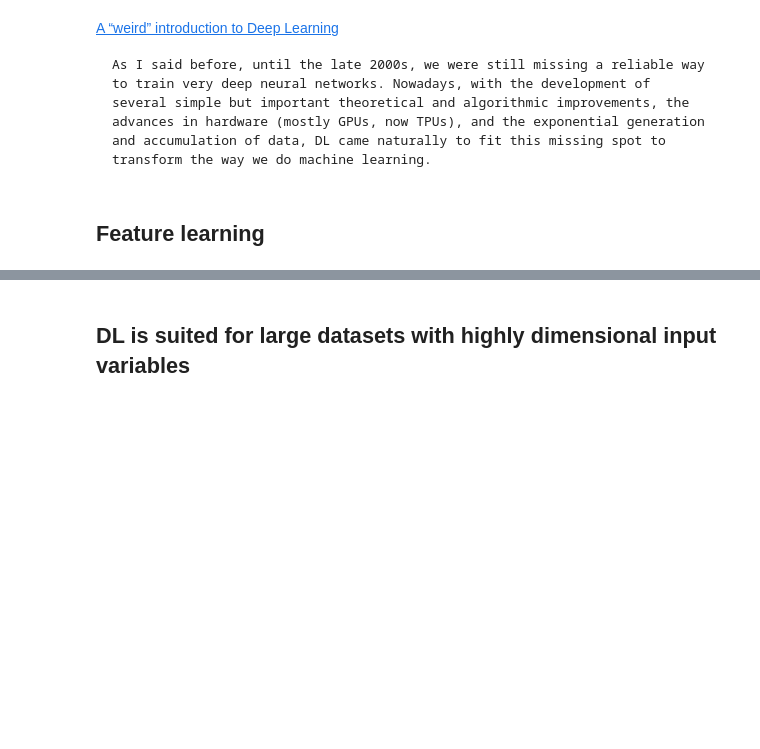
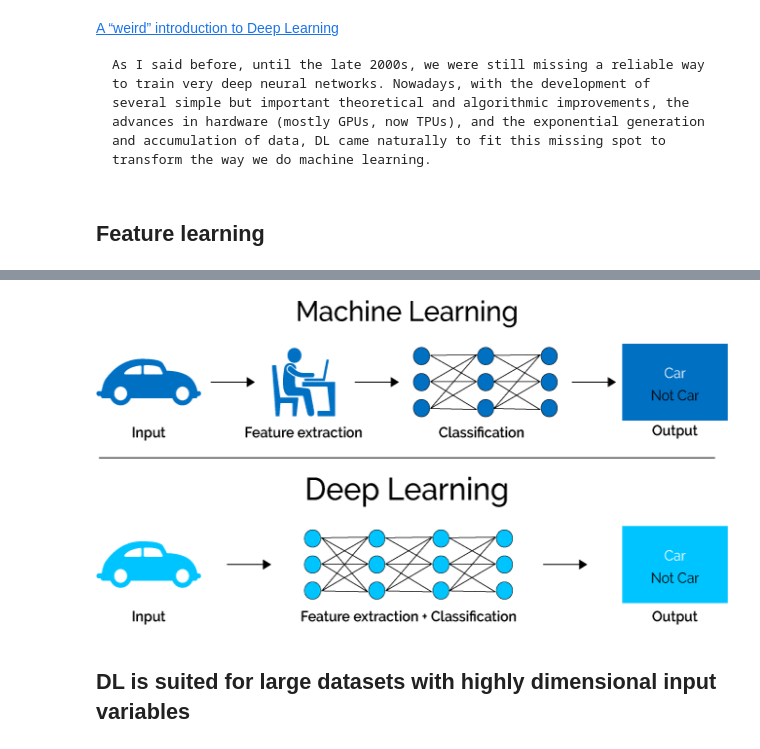
Before and after one commit to rramosp/2020.deeplearning, a Jupyter notebook: U0.1 - DL Overview.ipynb, the cells around one changed output, grey strips where cells are left out. Drawn from its saved outputs; the diff is of its cells as text; code cells hidden in the pictures; blank space fills up the shorter version.

```diff
--- a/U0.1 - DL Overview.ipynb
+++ b/U0.1 - DL Overview.ipynb
@@ -21,2 +29,6 @@ http://www.asimovinstitute.org/neural-network-zoo/
+# %%
+Image(filename='local/imgs/feature_learning_ml_dl.png')
+# %% [output]
+[figure, added]
 # %% [markdown]
 ## DL is suited for large datasets with highly dimensional input variables
```
Also changed, not shown: parts of 10 cells of this notebook, 4 other files.
